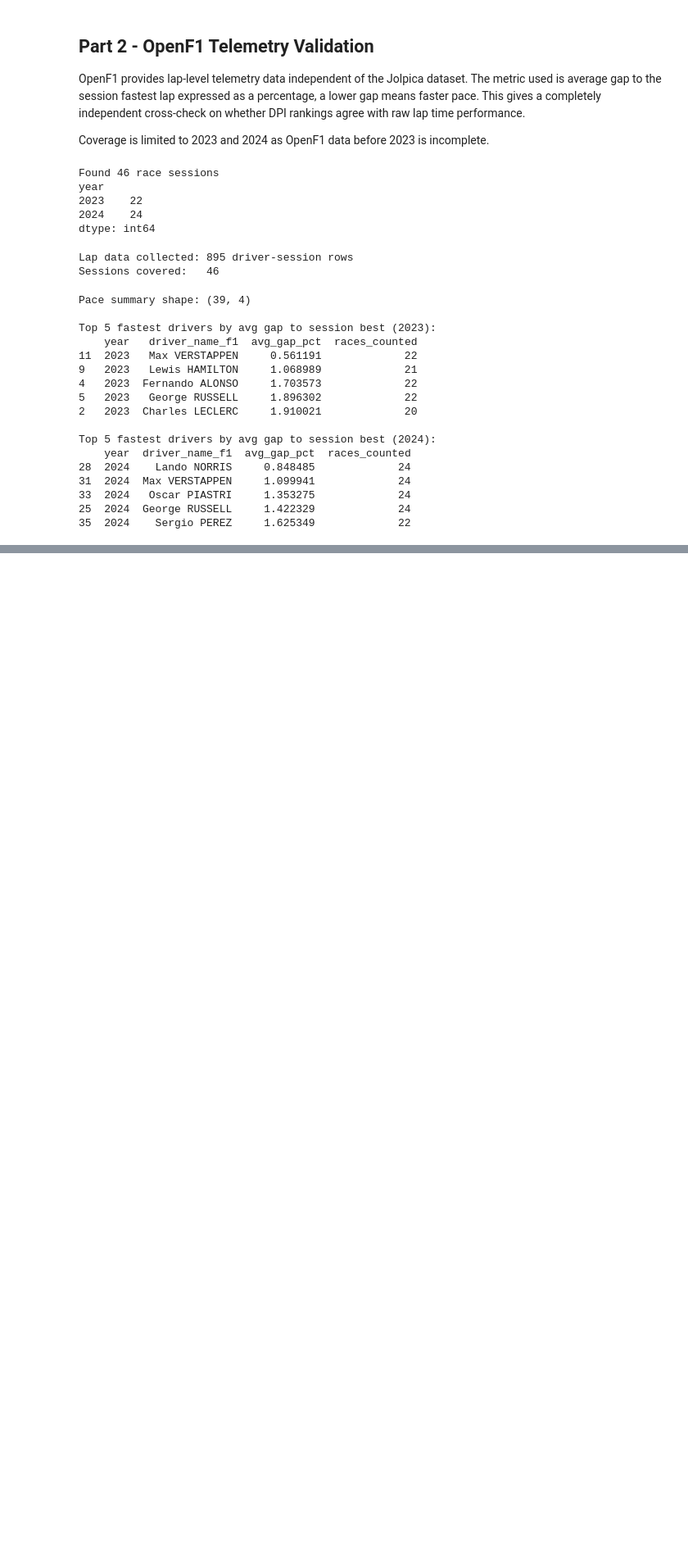
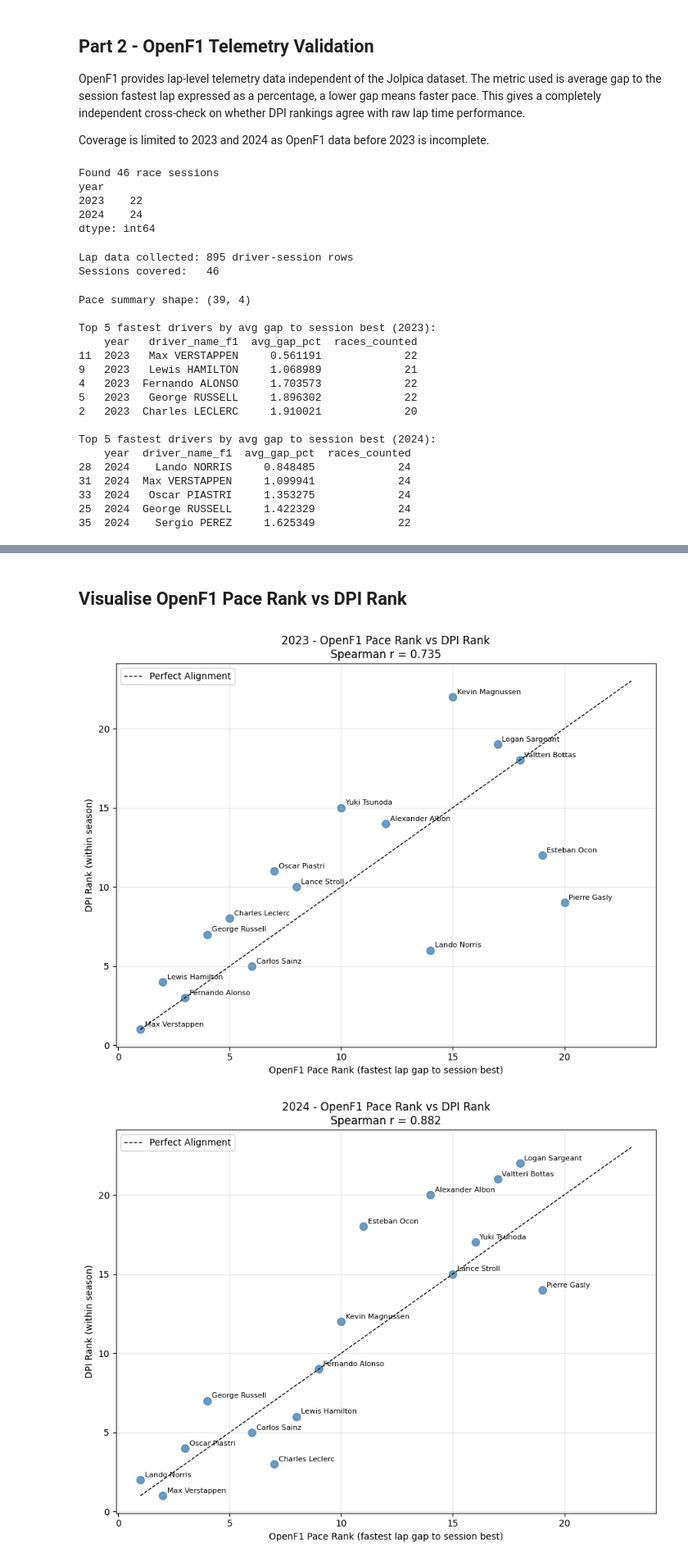
Before and after one commit to RichyJames/F1_RIchy_Odiase_Index, a Jupyter notebook: Notebooks/links_to_other_indices.ipynb, the cells around one changed output, grey strips where cells are left out. Shown at 82% size. Cells and saved outputs as stored; diff of their text form; code cells hidden in the pictures; blank space fills up the shorter version.

Commit message:
visualise OpenF1 pace rank vs DPI rank for 2023 and 2024 with Spearman correlation

```diff
--- a/Notebooks/links_to_other_indices.ipynb
+++ b/Notebooks/links_to_other_indices.ipynb
@@ -281,0 +284,11 @@ Top 5 fastest drivers by avg gap to session best (2024):
+# %%
+def normalise_name(name):
+    if pd.isna(name):
+        return name
+    parts = str(name).strip().split()
+    return ' '.join(p.capitalize() for p in parts)
+
+pace_summary['driver_name_clean'] = pace_summary['driver_name_f1'].apply(normalise_name)
+
+print("OpenF1 names after normalisation:")
+print(pace_summary[pace_summary['year']==2023]['driver_name_clean'].tolist())
@@ -281,0 +337,33 @@ Top 5 fastest drivers by avg gap to session best (2024):
+# %% [markdown]
+## Visualise OpenF1 Pace Rank vs DPI Rank
+# %%
+for result in comparison_results:
+    year   = result['year']
+    r      = result['spearman_r']
+    merged = result['merged']
+
+    fig, ax = plt.subplots(figsize=(9, 7))
+    ax.scatter(merged['pace_rank'], merged['DPI_rank_season'],
+               s=70, alpha=0.8, color='steelblue')
+
+    for _, row in merged.iterrows():
+        ax.annotate(
+            row['driver_name'],
+            (row['pace_rank'], row['DPI_rank_season']),
+            xytext=(5, 3), textcoords='offset points', fontsize=8
+        )
+
+    max_r = int(max(merged['pace_rank'].max(),
+                    merged['DPI_rank_season'].max())) + 1
+    ax.plot([1, max_r], [1, max_r], 'k--', linewidth=1, label='Perfect Alignment')
+    ax.set_title(f'{year} - OpenF1 Pace Rank vs DPI Rank\nSpearman r = {r:.3f}')
+    ax.set_xlabel('OpenF1 Pace Rank (fastest lap gap to session best)')
+    ax.set_ylabel('DPI Rank (within season)')
+    ax.legend()
+    ax.grid(alpha=0.3)
+    plt.tight_layout()
+    plt.savefig(OUTPUT_DIR / f'openf1_vs_dpi_{year}.png', dpi=150)
+    plt.show()
+# %% [output]
+[figure, added]
+[figure, added]
```
Also changed, not shown: parts of 4 cells of this notebook.
